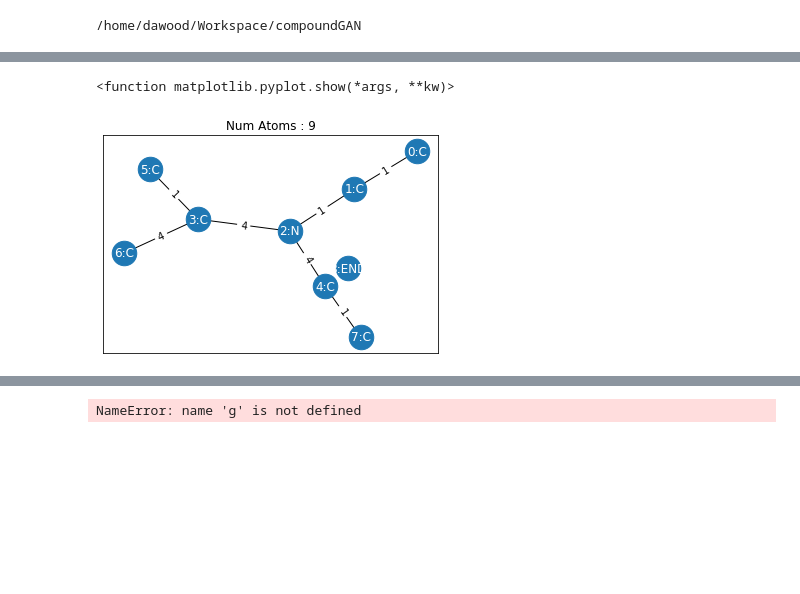
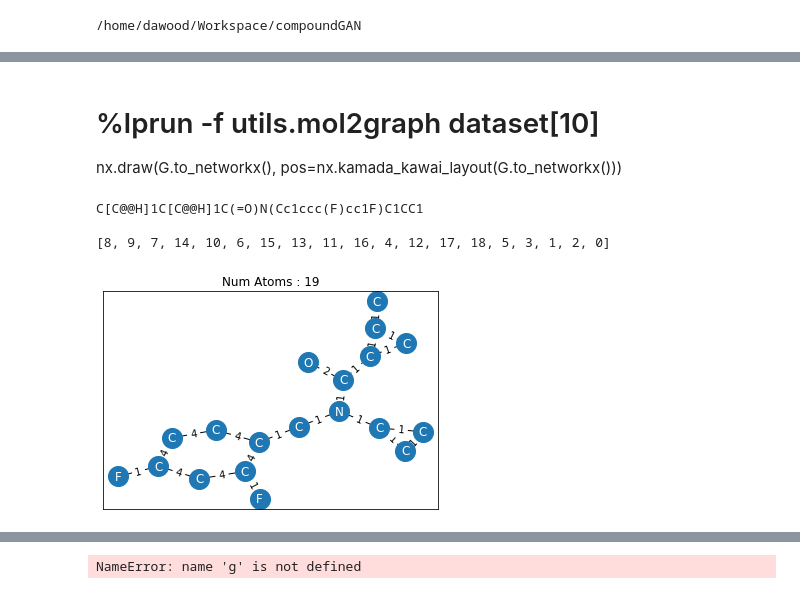
Before and after one commit to dawood95/compoundGAN, a Jupyter notebook: notebooks/dataloader_test.ipynb, the cells around one changed output, grey strips where cells are left out. Drawn from its saved outputs; the diff is of its cells as text; code cells hidden in the pictures; blank space fills up the shorter version.

```diff
--- a/notebooks/dataloader_test.ipynb
+++ b/notebooks/dataloader_test.ipynb
@@ -25,9 +31,10 @@ atom_list.append('END')
 model = GCN(59, 13, 256, [64, 128, 128])
 # %%
 dataset = ZINC250K('/home/dawood/Datasets/ZINC250K/data.csv')
-dataset.max_seq_len = 50
+dataset.max_seq_len = 19
+dataset.gumbel_temp = 0.1
 # %%
-dataloader = DataLoader(dataset, 1, shuffle=True, collate_fn=ZINC_collate)
+dataloader = DataLoader(dataset, 100, shuffle=True, collate_fn=ZINC_collate)
 # %%
 num_nodes = []
 for i, G in tqdm(enumerate(dataloader)):
@@ -56,39 +62,48 @@ Line #      Hits         Time  Per Hit   % Time  Line Contents
+# %% [markdown]
+# %lprun -f utils.mol2graph dataset[10]
+nx.draw(G.to_networkx(), pos=nx.kamada_kawai_layout(G.to_networkx()))
 # %%
+#plt.figure(figsize=(50, 50))
+G = dataset[206170]
 atoms = [atom_list[i] for i in G.ndata['feats'][:, :43].argmax(1).data.cpu()]
 G_pred = nx.Graph()
 for i, atom in enumerate(atoms):
-    G_pred.add_node(i, atom='%d:%s'%(i, atom))
+    G_pred.add_node(i, atom='%s'%(atom))
 
 edge_pred = G.edata['feats'][:, :5].argmax(1).data.cpu()
+#print(edge_pred)
 edge_pred_score = G.edata['feats'][:, :5].max(1)[0].data.cpu()
 
 edges = []
+edge_types = []
+edge_start = [i.item() for i in G.edges()[0]]
+edge_end = [i.item() for i in G.edges()[1]]
 edge_num = 0
-edge_types = []
-for i in range(len(atoms)):
-    for j in range(i):
-        if edge_pred[edge_num] > 0:
-            #print(edge_pred[edge_num].item())
-            edges.append((j, i))
-            edge_types.append(edge_pred[edge_num].item())
-        edge_num += 2
-    edge_num +=1
+for i,j in zip(edge_start, edge_end):
+    if (i == j):
+        edge_num += 1
+        continue
+    if edge_pred[edge_num] > 0:
+        edges.append((i, j))
+        edge_types.append(edge_pred[edge_num].item())
+    edge_num += 1
 
 for i in range(len(edges)):
     G_pred.add_edge(*edges[i], bond_type=edge_types[i])
 
-pos = nx.kamada_kawai_layout(G_pred)
+pos = nx.drawing.nx_agraph.graphviz_layout(G_pred)
 node_labels = nx.get_node_attributes(G_pred, 'atom')
-nx.draw_networkx(G_pred, pos, font_color='w', node_size=600, labels=node_labels)
+nx.draw_networkx(G_pred, pos, font_color='w', node_size=400, labels=node_labels)
 #
 #nx.draw_networkx_labels(G_pred, pos, labels=node_labels)
 
-if len(edges) < 30:
-    edge_labels = nx.get_edge_attributes(G_pred, 'bond_type')
-    nx.draw_networkx_edge_labels(G_pred, pos, edge_labels=edge_labels)
+edge_labels = nx.get_edge_attributes(G_pred, 'bond_type')
+nx.draw_networkx_edge_labels(G_pred, pos, edge_labels=edge_labels)
 
 plt.title('Num Atoms : %d'%(len(atoms)))
-plt.show
+plt.show()
 # %% [output]
-<function matplotlib.pyplot.show(*args, **kw)>
+C[C@@H]1C[C@@H]1C(=O)N(Cc1ccc(F)cc1F)C1CC1
+
+[8, 9, 7, 14, 10, 6, 15, 13, 11, 16, 4, 12, 17, 18, 5, 3, 1, 2, 0]
-[figure, old version]
+[figure, new version]
```
Also changed, not shown: parts of 6 cells of this notebook, 12 other files.
